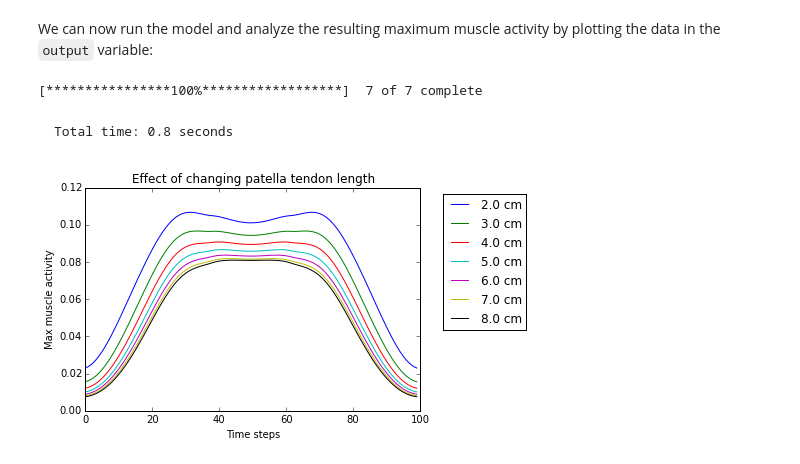
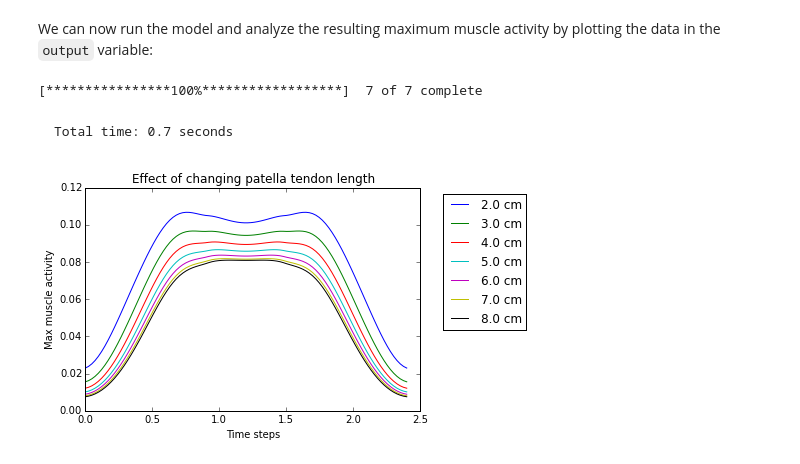
Before and after one commit to AnyBody-Research-Group/AnyPyTools, a Jupyter notebook: Tutorial/02_Generating_macros.ipynb, the cells around one changed output. Cells and saved outputs as stored; diff of their text form; code cells hidden in the pictures.

```diff
--- a/Tutorial/02_Generating_macros.ipynb
+++ b/Tutorial/02_Generating_macros.ipynb
@@ -90,0 +84,4 @@ Total time: 7.1 seconds
+# %%
+from anypytools import AnyPyProcess
+app = AnyPyProcess(anybodycon_path="C:/Program Files/AnyBody Technology/AnyBody.6.0/anybodycon.exe")
+output = app.start_macro( mg.create_macros(100) )
@@ -117,33 +117,35 @@ print(patella_tendon_lengths)
 # %% [markdown]
 This list of values is addded to the macros with the `SetValue` class.
 # %%
-anymcr = AnyMacro(
-            Load('Knee.any'),
-            SetValue('Main.MyModel.PatellaLigament.DriverPos', patella_tendon_lengths ),
-            OperationRun('Main.MyStudy.InverseDynamics'),
-            Dump('Main.MyStudy.Output.MaxMuscleActivity'),
-            Dump('Main.MyModel.PatellaLigament.DriverPos') )
+macro = [Load('Knee.any'),
+         SetValue('Main.MyModel.PatellaLigament.DriverPos', patella_tendon_lengths ),
+         OperationRun('Main.MyStudy.InverseDynamics'),
+         Dump('Main.MyStudy.Output.Abscissa.t'),
+         Dump('Main.MyStudy.Output.MaxMuscleActivity'),
+         Dump('Main.MyModel.PatellaLigament.DriverPos')
+        ]
 
-anymcr.number_of_macros = len(patella_tendon_lengths)
+parameter_study_macro = AnyMacro(macro, number_of_macros= len(patella_tendon_lengths) )
 # %% [markdown]
 We can now run the model and analyze the resulting maximum muscle activity by plotting the data in the `output` variable:
 # %%
-output = app.start_macro( anymcr )
+output = app.start_macro( parameter_study_macro )
 # %% [output]
 [****************100%******************]  7 of 7 complete
-Total time: 0.8 seconds
+Total time: 0.7 seconds
 # %%
 %matplotlib inline
 import matplotlib.pyplot as plt
 
 for data in output:
     maxact = data['Main.MyStudy.Output.MaxMuscleActivity']
-    patella_length = data['Main.MyModel.PatellaLigament.DriverPos'][0]
-    plt.plot(maxact, label='{:.1f} cm'.format(100*patella_length) )
+    time = data['Main.MyStudy.Output.Abscissa.t']
+    patella_ligament_length = data['Main.MyModel.PatellaLigament.DriverPos'][0]
+    plt.plot(time, maxact, label='{:.1f} cm'.format(100* patella_ligament_length) )
 
 plt.title('Effect of changing patella tendon length')
 plt.xlabel('Time steps')
 plt.ylabel('Max muscle activity')
 plt.legend(bbox_to_anchor=(1.05, 1), loc=2);
 # %% [output]
-[figure, old version]
+[figure, new version]
```
Also changed, not shown: parts of 16 cells of this notebook, 4 other files.
